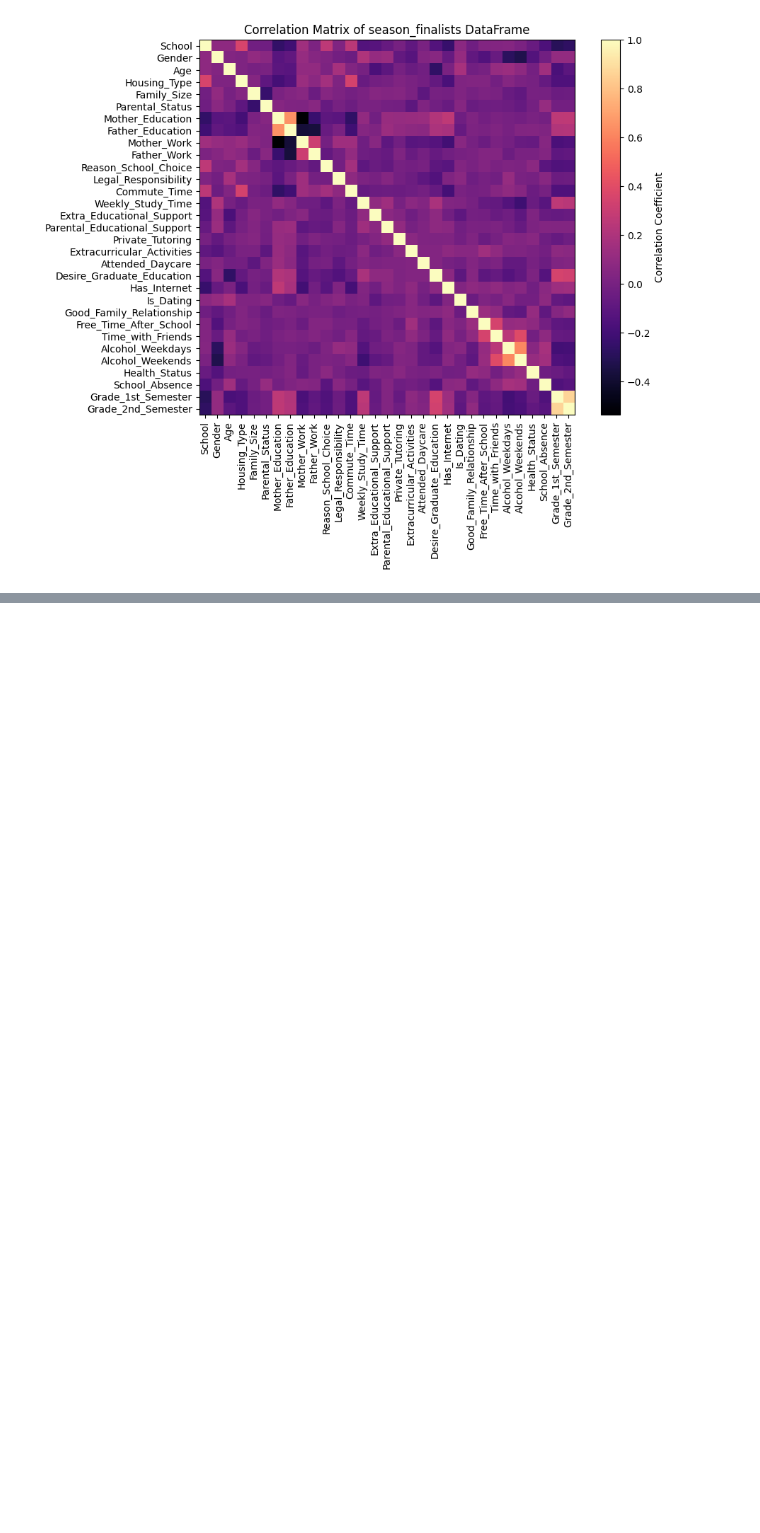
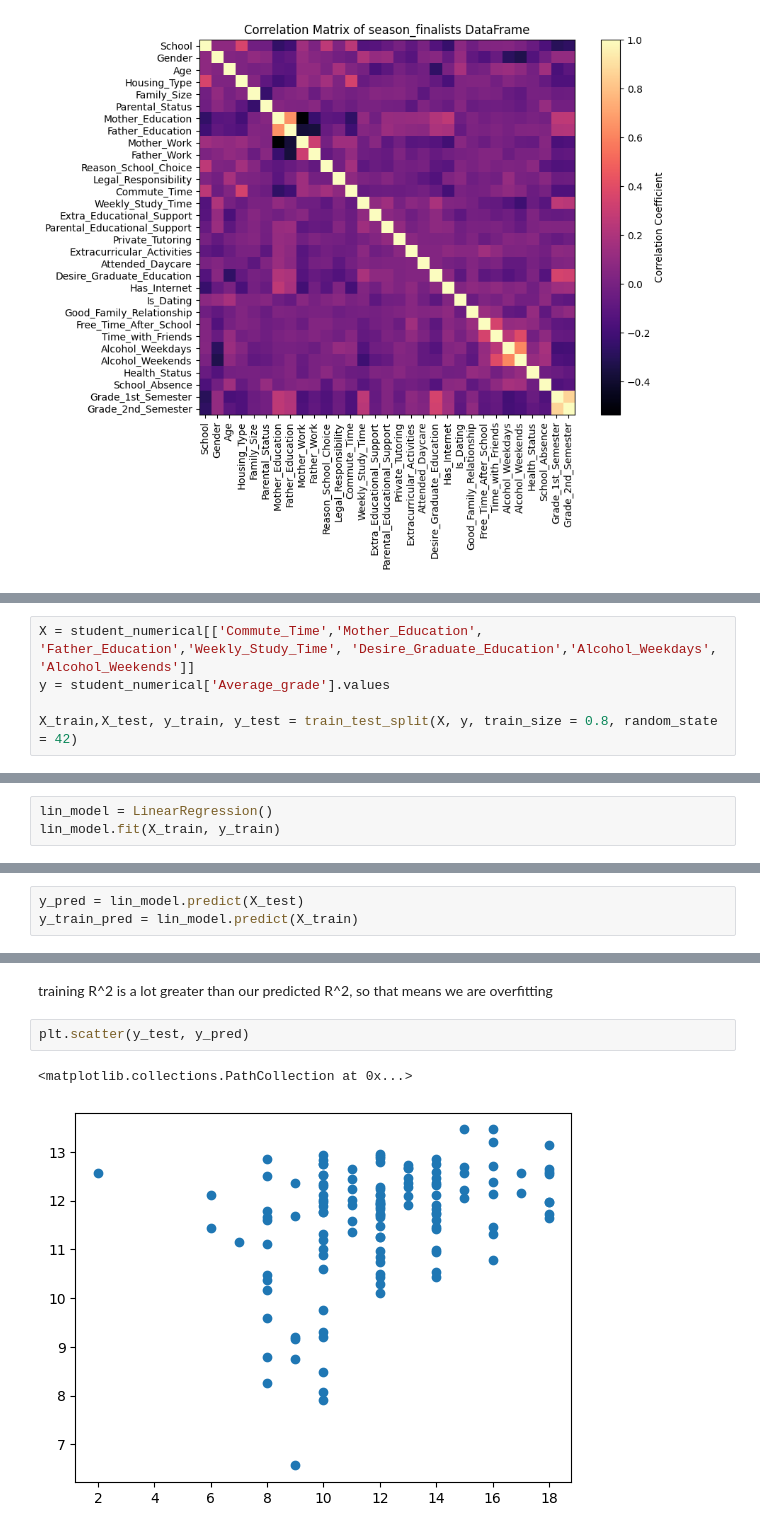
Before and after one commit to cmcswain/dfproj-fa24, a Jupyter notebook: dfproject.ipynb, the cells around one changed output, grey strips where cells are left out. Drawn from its saved outputs; the diff is of its cells as text; blank space fills up the shorter version.

```diff
--- a/dfproject.ipynb
+++ b/dfproject.ipynb
@@ -96,0 +109,5 @@ student_numerical.corr()
+# %%
+X = student_numerical[['Commute_Time','Mother_Education', 'Father_Education','Weekly_Study_Time', 'Desire_Graduate_Education','Alcohol_Weekdays', 'Alcohol_Weekends']]
+y = student_numerical['Average_grade'].values
+
+X_train,X_test, y_train, y_test = train_test_split(X, y, train_size = 0.8, random_state = 42)
@@ -96,0 +116,3 @@ student_numerical.corr()
+# %%
+lin_model = LinearRegression()
+lin_model.fit(X_train, y_train)
@@ -96,0 +123,3 @@ student_numerical.corr()
+# %%
+y_pred = lin_model.predict(X_test)
+y_train_pred = lin_model.predict(X_train)
@@ -96,0 +139,7 @@ student_numerical.corr()
+# %% [markdown]
+training R^2 is a lot greater than our predicted R^2, so that means we are overfitting
+# %%
+plt.scatter(y_test, y_pred)
+# %% [output]
+<matplotlib.collections.PathCollection at 0x...>
+[figure, added]
```
Also changed, not shown: parts of 9 cells of this notebook.
